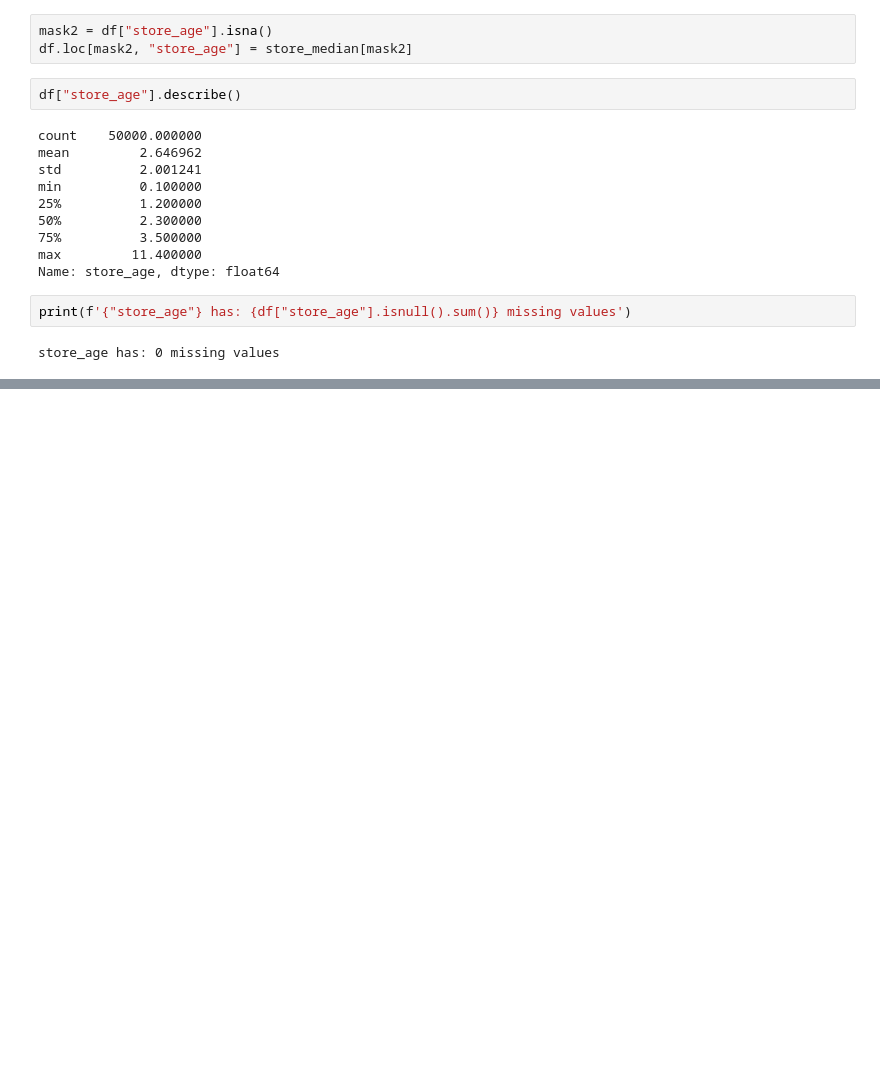
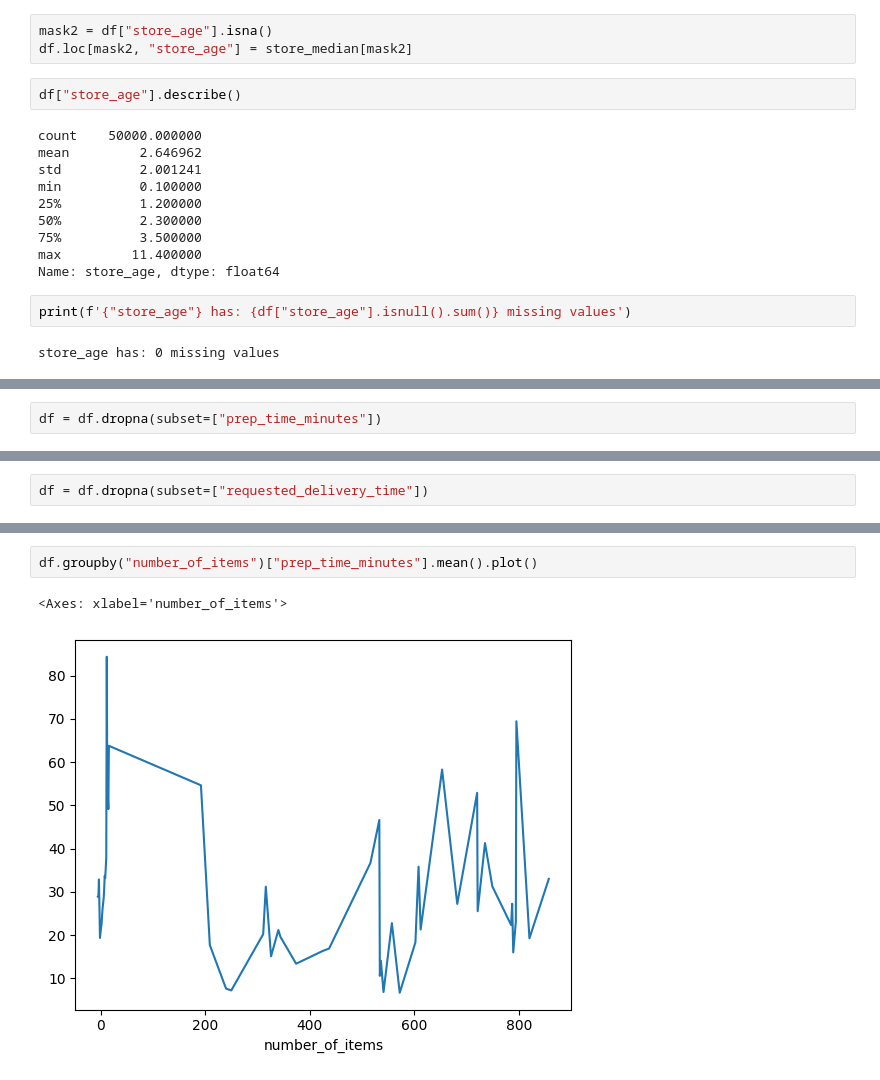
Before and after one commit to raghadkibrahim/food_prep_prediction, a Jupyter notebook: 01_data_cleaning.ipynb, the cells around one changed output, grey strips where cells are left out. Saved outputs shown, nothing was run; the diff lists cells and outputs as text; blank space fills up the shorter version.

```diff
--- a/01_data_cleaning.ipynb
+++ b/01_data_cleaning.ipynb
@@ -354,0 +339,2 @@ store_age has: 0 missing values
+# %%
+df = df.dropna(subset=["prep_time_minutes"])
@@ -354,0 +349,2 @@ store_age has: 0 missing values
+# %%
+df = df.dropna(subset=["requested_delivery_time"])
@@ -354,0 +384,5 @@ store_age has: 0 missing values
+# %%
+df.groupby("number_of_items")["prep_time_minutes"].mean().plot()
+# %% [output]
+<Axes: xlabel='number_of_items'>
+[figure, added]
```
Also changed, not shown: parts of 39 cells of this notebook.
